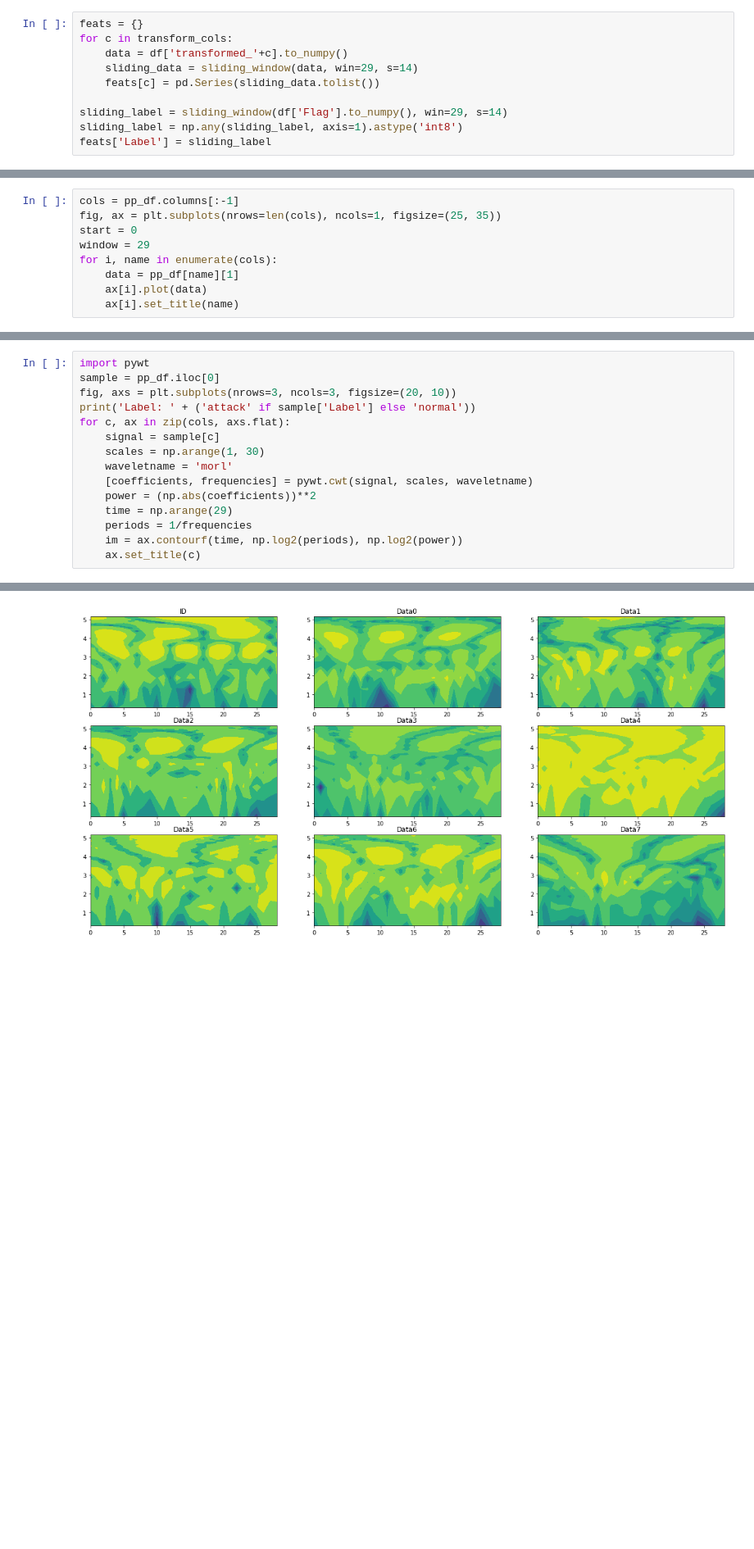
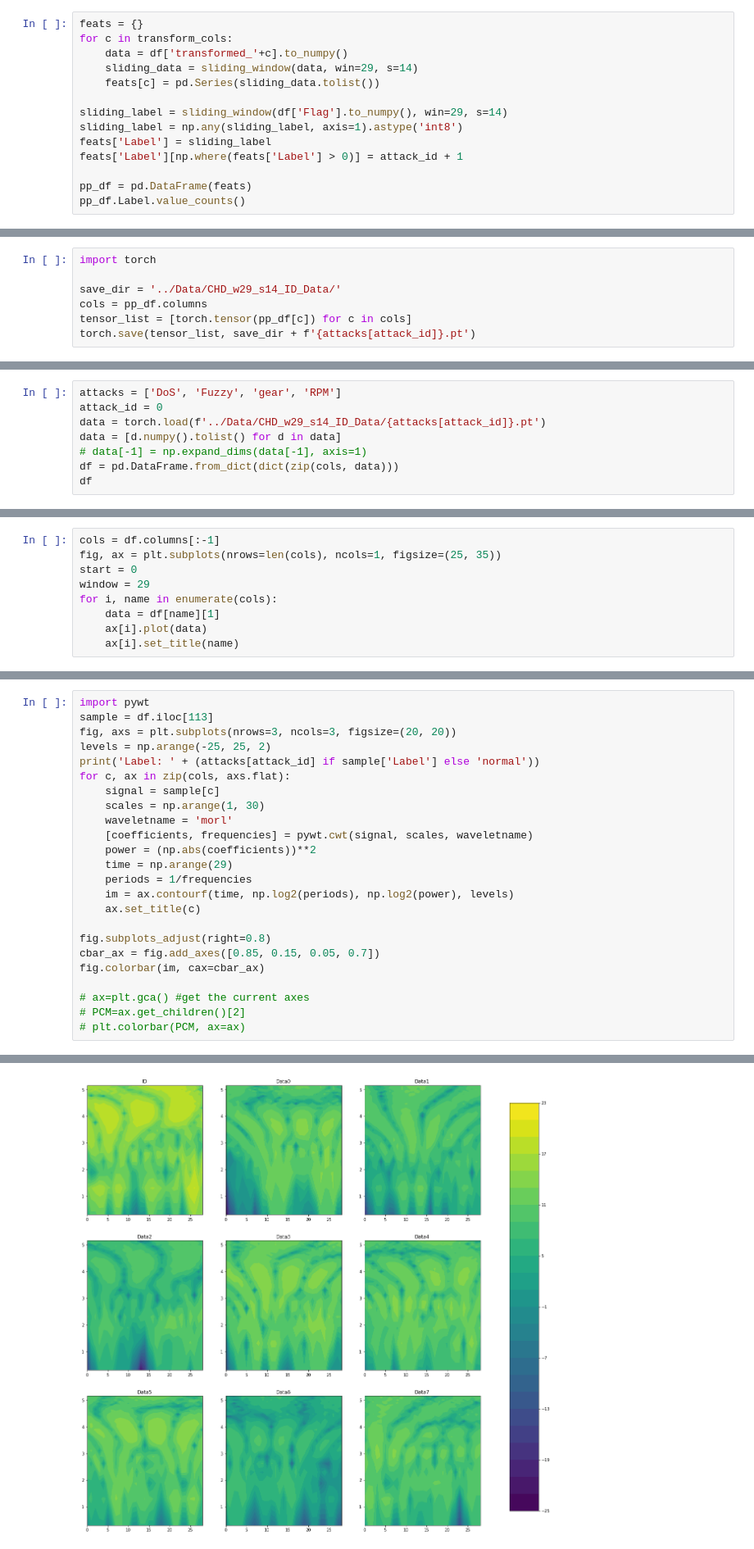
Before and after one commit to htn274/federated_can_ids, a Jupyter notebook: Data_Preprocessing_CHD.ipynb, the cells around one changed output, grey strips where cells are left out. Shown at 82% size. Drawn from its saved outputs; the diff is of its cells as text; blank space fills up the shorter version.

Commit message:
update data preprocessing

```diff
--- a/Data_Preprocessing_CHD.ipynb
+++ b/Data_Preprocessing_CHD.ipynb
@@ -74,3 +78,7 @@ for c in transform_cols:
 sliding_label = sliding_window(df['Flag'].to_numpy(), win=29, s=14)
 sliding_label = np.any(sliding_label, axis=1).astype('int8')
 feats['Label'] = sliding_label
+feats['Label'][np.where(feats['Label'] > 0)] = attack_id + 1
+
+pp_df = pd.DataFrame(feats)
+pp_df.Label.value_counts()
@@ -102,0 +89,7 @@ pp_df.to_csv(save_dir + f'{attack}.csv', header=True, index=False)
+# %%
+import torch
+
+save_dir = '../Data/CHD_w29_s14_ID_Data/'
+cols = pp_df.columns
+tensor_list = [torch.tensor(pp_df[c]) for c in cols]
+torch.save(tensor_list, save_dir + f'{attacks[attack_id]}.pt')
@@ -102,0 +98,8 @@ pp_df.to_csv(save_dir + f'{attack}.csv', header=True, index=False)
+# %%
+attacks = ['DoS', 'Fuzzy', 'gear', 'RPM']
+attack_id = 0
+data = torch.load(f'../Data/CHD_w29_s14_ID_Data/{attacks[attack_id]}.pt')
+data = [d.numpy().tolist() for d in data]
+# data[-1] = np.expand_dims(data[-1], axis=1)
+df = pd.DataFrame.from_dict(dict(zip(cols, data)))
+df
@@ -103,10 +120,10 @@ pp_df.to_csv(save_dir + f'{attack}.csv', header=True, index=False)
 # %%
-cols = pp_df.columns[:-1]
+cols = df.columns[:-1]
 fig, ax = plt.subplots(nrows=len(cols), ncols=1, figsize=(25, 35))
 start = 0
 window = 29
 for i, name in enumerate(cols):
-    data = pp_df[name][1]
+    data = df[name][1]
     ax[i].plot(data)
     ax[i].set_title(name)
 # %% [output]
@@ -120,8 +131,9 @@ Index(['ID', 'Data0', 'Data1', 'Data2', 'Data3', 'Data4', 'Data5', 'Data6',
 # %%
 import pywt
-sample = pp_df.iloc[0]
-fig, axs = plt.subplots(nrows=3, ncols=3, figsize=(20, 10))
-print('Label: ' + ('attack' if sample['Label'] else 'normal'))
+sample = df.iloc[113]
+fig, axs = plt.subplots(nrows=3, ncols=3, figsize=(20, 20))
+levels = np.arange(-25, 25, 2)
+print('Label: ' + (attacks[attack_id] if sample['Label'] else 'normal'))
 for c, ax in zip(cols, axs.flat):
     signal = sample[c]
     scales = np.arange(1, 30)
@@ -130,6 +142,14 @@ for c, ax in zip(cols, axs.flat):
     power = (np.abs(coefficients))**2
     time = np.arange(29)
     periods = 1/frequencies
-    im = ax.contourf(time, np.log2(periods), np.log2(power))
+    im = ax.contourf(time, np.log2(periods), np.log2(power), levels)
     ax.set_title(c)
+
+fig.subplots_adjust(right=0.8)
+cbar_ax = fig.add_axes([0.85, 0.15, 0.05, 0.7])
+fig.colorbar(im, cax=cbar_ax)
+
+# ax=plt.gca() #get the current axes
+# PCM=ax.get_children()[2]
+# plt.colorbar(PCM, ax=ax)
 # %% [output]
@@ -137 +158 @@ normal
-[figure, old version]
+[figure, new version]
```
Also changed, not shown: parts of 14 cells of this notebook.
